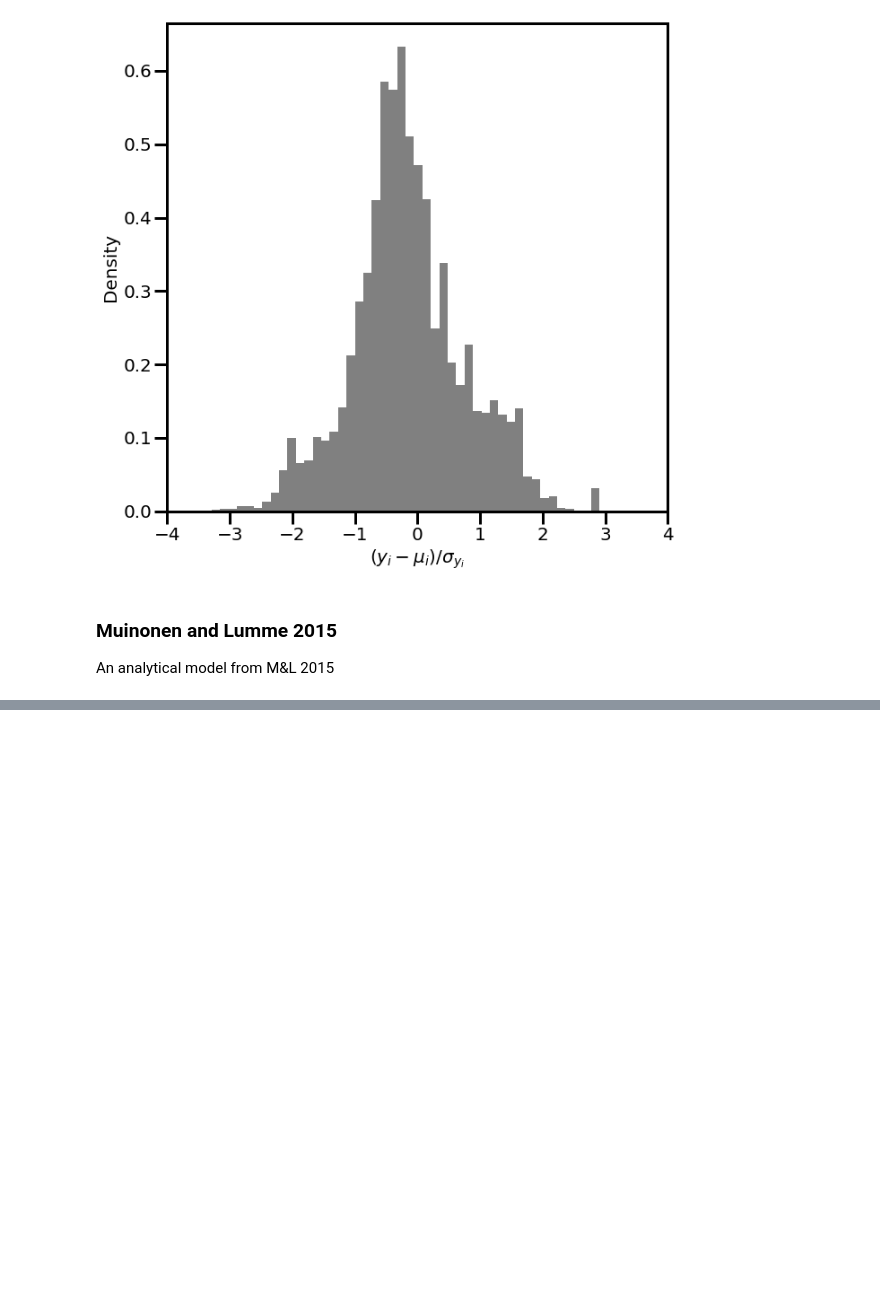
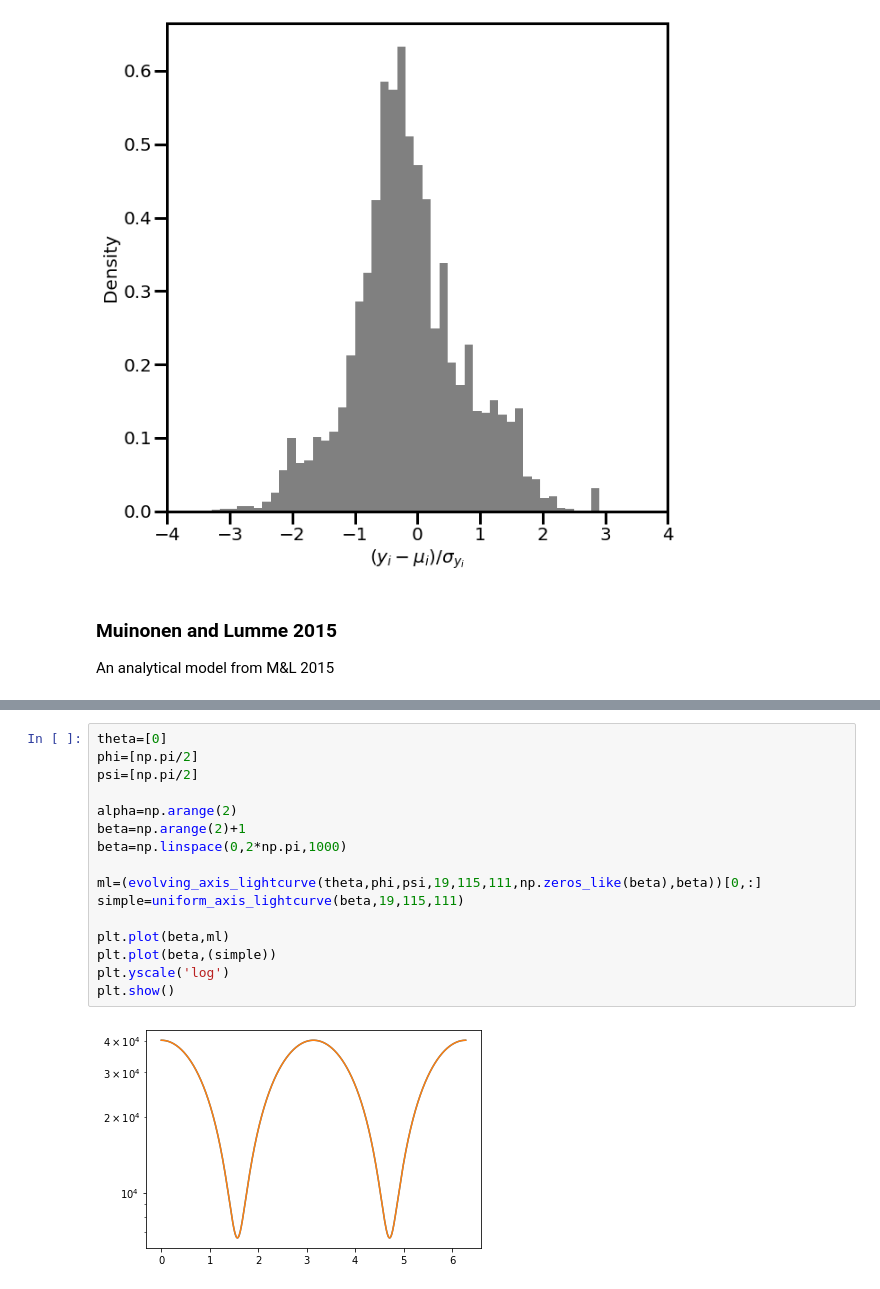
Before and after one commit to astertaylor/Oumuamua, a Jupyter notebook: Figures and Paper/CompositeLightCurve.ipynb, the cells around one changed output, grey strips where cells are left out. Cells and saved outputs as stored; diff of their text form; blank space fills up the shorter version.

Commit message:
Added Muinonen and Lumme curve

```diff
--- a/Figures and Paper/CompositeLightCurve.ipynb
+++ b/Figures and Paper/CompositeLightCurve.ipynb
@@ -758,0 +791,18 @@ def evolving_axis_lightcurve(theta,phi,psi,a,b,c,alpha,beta,sun=[1,0,0]):
+# %%
+theta=[0]
+phi=[np.pi/2]
+psi=[np.pi/2]
+
+alpha=np.arange(2)
+beta=np.arange(2)+1
+beta=np.linspace(0,2*np.pi,1000)
+
+ml=(evolving_axis_lightcurve(theta,phi,psi,19,115,111,np.zeros_like(beta),beta))[0,:]
+simple=uniform_axis_lightcurve(beta,19,115,111)
+
+plt.plot(beta,ml)
+plt.plot(beta,(simple))
+plt.yscale('log')
+plt.show()
+# %% [output]
+[figure, added]
```
Also changed, not shown: parts of 1 cell of this notebook, 1 other file.
